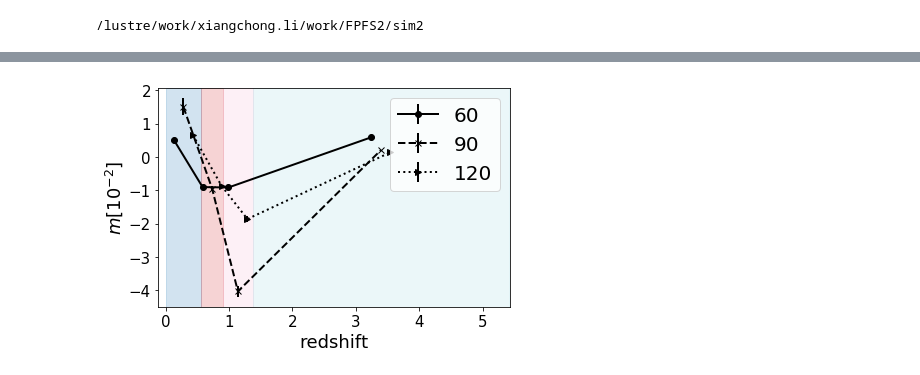
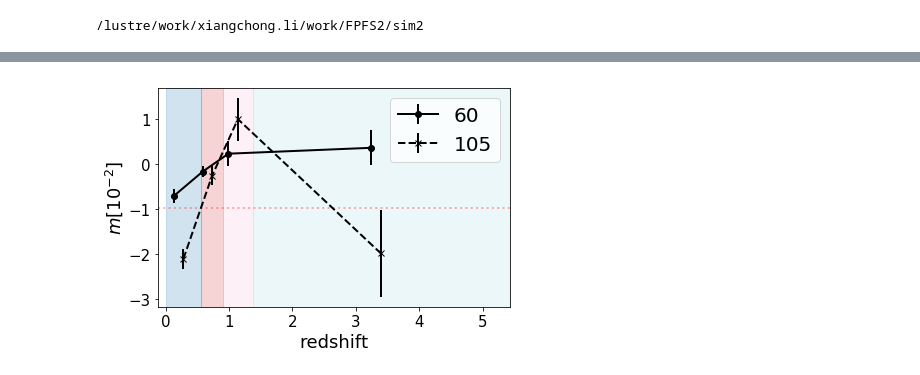
Before and after one commit to mr-superonion/FPFS, a Jupyter notebook: notebook/sim/3_6-cosmoReGauss.ipynb, the cells around one changed output, grey strips where cells are left out. Saved outputs shown, nothing was run; the diff lists cells and outputs as text; code cells hidden in the pictures.

```diff
--- a/notebook/sim/3_6-cosmoReGauss.ipynb
+++ b/notebook/sim/3_6-cosmoReGauss.ipynb
@@ -57,7 +117,6 @@ def estimate_mArray2(d2222,d0000,d2000,d0200,d0020,d0002):
 # %%
 Dir='outCosmoE-var36em4/mag245-res03-bm38/'
-#lList=['60','75','90']
-lList=['60','90','120']
+lList=['60','105']
 zbound  =   np.array([0.,0.561,0.906,1.374,5.410])
 bAll=[]
 errAll=[]
@@ -78,39 +137,41 @@ for psz in lList:
     mArray=estimate_mArray(d2222,d0000,d2000,d0200,d0020,d0002)
     bAll.append(mArray)
     ngroup=len(d0000)
-    for ig in range(1):
+    for ig in range(200):
         d2222c=np.delete(d2222,ig)
         d0000c=np.delete(d0000,ig)
         d2000c=np.delete(d2000,ig)
         d0200c=np.delete(d0200,ig)
         d0020c=np.delete(d0020,ig)
         d0002c=np.delete(d0002,ig)
         mArrayc=estimate_mArray(d2222c,d0000c,d2000c,d0200c,d0020c,d0002c)
         err.append(mArrayc-mArray)
         del d2222c,d0000c,d2000c,d0200c,d0020c,d0002c,mArrayc
         gc.collect()
     errAll.append(np.sqrt(np.sum(np.vstack(err)**2.,axis=0)))
     del err,mArray
     gc.collect()
 
 lsList=['o-','x--','>:']
 ishift=[-0.15,0,0.15]
-for i in range(3):
+for i in range(len(lList)):
     plt.errorbar((zbound[:-1]+zbound[1:])/2.+ishift[i],bAll[i]*100,errAll[i]*100,ls=lsList[i][1:],\
                  marker=lsList[i][0],label=lList[i],c='black')
 cmap = cm.tab20
 norm = Normalize(vmin=0, vmax=len(zbound)-2)
 for iz in range(len(zbound)-1):
     cc=cmap(norm(iz))
     plt.axvspan(zbound[iz],zbound[iz+1],alpha=0.2, color=cc)
+plt.plot(np.linspace(-0.12,5.43,20),-0.98*np.ones(20),c='red',ls=':',alpha=0.3)
 plt.legend(loc='upper right')
 plt.ylabel(r'$m [10^{-2}]$')
 plt.xlabel('redshift')
 plt.xlim(-0.12,5.43)
 plt.tight_layout()
 plt.savefig(os.path.join(Dir,'out.png'))
-#plt.savefig(os.path.join(Dir,'out.pdf'))
-#np.save(os.path.join(Dir,'bAll.npy'),bAll)
-#np.save(os.path.join(Dir,'errAll.npy'),errAll)
+np.save(os.path.join(Dir,'bAll.npy'),bAll)
+np.save(os.path.join(Dir,'errAll.npy'),errAll)
+plt.savefig(os.path.join(pltDir,'%s-%s.png' %tuple(Dir.split('/')[:-1])))
+plt.savefig(os.path.join(pltDir,'%s-%s.pdf' %tuple(Dir.split('/')[:-1])))
 # %% [output]
-[figure, old version]
+[figure, new version]
```
Also changed, not shown: parts of 2 cells of this notebook, 5 other files.
